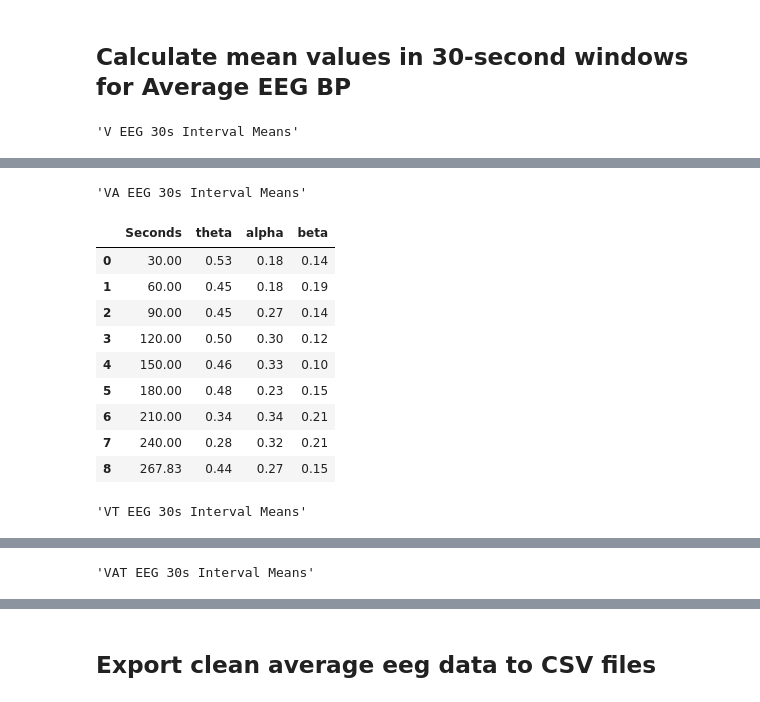
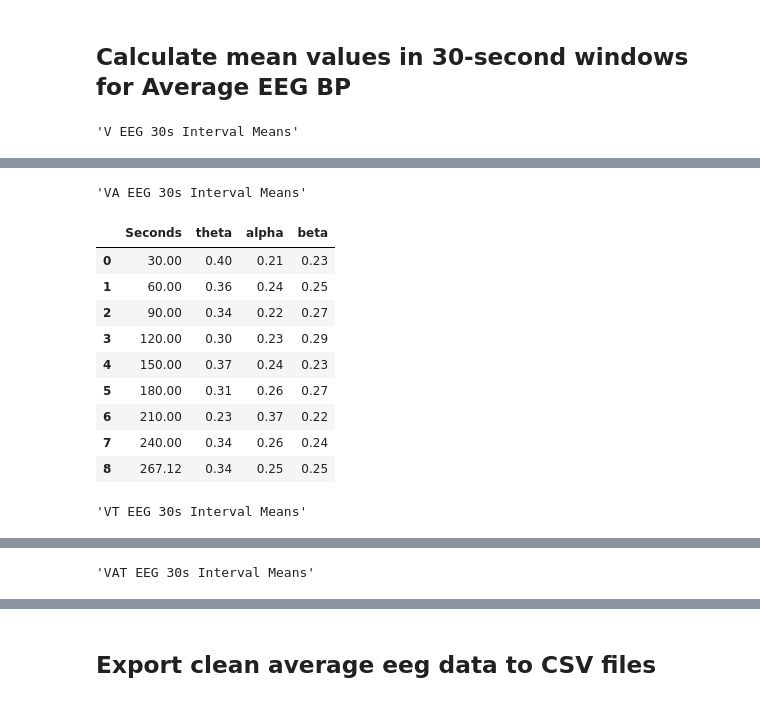
Before and after one commit to Tracy2css/MultiPhysio_Data, a Jupyter notebook: main_LSL_EEG.ipynb, the cells around one changed output, grey strips where cells are left out. Saved outputs shown, nothing was run; the diff lists cells and outputs as text; code cells hidden in the pictures.

Commit message:
20251012_Updated_SummerTime

```diff
--- a/main_LSL_EEG.ipynb
+++ b/main_LSL_EEG.ipynb
@@ -14,7 +14,7 @@ from pathlib import Path
 import re
 
 BASE_DIR = Path(r".")
-SUBJECT  = "sub-P007"
+SUBJECT  = "sub-P014"
 # ============================
 
 CONDITIONS = ["v", "va", "vt", "vat"]
@@ -450,9 +445,21 @@ log_vt  = pd.read_csv('ButtonToggleLog_vt.csv')
 log_vat = pd.read_csv('ButtonToggleLog_vat.csv')
 
 # Utility to fetch time for a given Group and DataFrame
-def get_time(df, element_name):
-    row = df[df['Group'] == element_name]
-    return row['UTC+10_Time'].iloc[0] if not row.empty else None
+def get_time(df, element_name, col='UTC+10_Time', add_hours=1, as_str=True):
+    row = df.loc[df['Group'] == element_name, col]
+    if row.empty:
+        return None
+    ts = pd.to_datetime(row.iloc[0], errors='coerce')
+    if pd.isna(ts):
+        return None
+
+    ts = (ts + pd.Timedelta(hours=add_hours)).round('10ms')
+
+    if not as_str:
+        return ts
+
+    centisec = ts.microsecond // 10000  # 0..99
+    return f"{ts:%Y-%m-%d %H:%M:%S}.{centisec:02d}"
 
 # ---- Visual ----
 start_time_v   = get_time(log_v, 'S01_S')
@@ -620,39 +627,50 @@ VAT Baseline_00 (-1~0 min)    theta: 0.44, alpha: 0.21, beta: 0.20
 # %%
 pd.set_option('display.float_format', lambda x: f"{x:.2f}")
 
-def calc_rolling_band_means_eeg(df_eeg, start_time, end_time, interval_s=30, min_total_s=270):
+def calc_rolling_band_means_eeg(
+    df_eeg,
+    start_time,
+    end_time,
+    interval_s=30,
+    min_total_s=270,
+    max_total_s=270
+):
+    df = df_eeg.copy()
 
-    df = df_eeg.copy()
-    # Ensure timezone-aligned datetimes
+    # Ensure timezone-aware datetimes aligned to the data column
     df['Datetime_Local'] = pd.to_datetime(df['Datetime_Local'])
     tz = df['Datetime_Local'].dt.tz
+
     start_time = pd.to_datetime(start_time)
     end_time   = pd.to_datetime(end_time)
     start_time = start_time.tz_localize(tz) if start_time.tzinfo is None else start_time.tz_convert(tz)
     end_time   = end_time.tz_localize(tz)   if end_time.tzinfo   is None else end_time.tz_convert(tz)
 
+    # Hard cap: never go beyond start_time + max_total_s (default 270s)
+    cap_end_time = min(end_time, start_time + pd.Timedelta(seconds=max_total_s))
+
     interval = pd.Timedelta(seconds=interval_s)
-    total_duration = end_time - start_time
+    total_duration = cap_end_time - start_time  # duration after capping
 
     results = []
     idx = 1
 
-    # Case A: whole interval shorter than one window -> single mean over the whole interval
+    # Case A: whole interval shorter than one window -> single mean over the (capped) interval
     if total_duration < interval:
-        seg_full = df[(df['Datetime_Local'] >= start_time) & (df['Datetime_Local'] < end_time)]
+        seg_full = df[(df['Datetime_Local'] >= start_time) & (df['Datetime_Local'] < cap_end_time)]
         mT = seg_full['Theta'].mean()
         mA = seg_full['Alpha'].mean()
         mB = seg_full['Beta'].mean()
-        seconds_marker = total_duration.total_seconds()
+        seconds_marker = total_duration.total_seconds()  # < interval_s
         return pd.DataFrame([[round(seconds_marker, 2),
                               round(mT, 2) if pd.notnull(mT) else None,
                               round(mA, 2) if pd.notnull(mA) else None,
                               round(mB, 2) if pd.notnull(mB) else None]],
                             columns=['Seconds', 'theta', 'alpha', 'beta'])
 
-    # Case B: full 30s windows
+    # Case B: full 30s (interval_s) windows up to the capped end
     current_start = start_time
-    while current_start + interval <= end_time:
+    while current_start + interval <= cap_end_time:
         current_end = current_start + interval
         seg = df[(df['Datetime_Local'] >= current_start) & (df['Datetime_Local'] < current_end)]
         mT = seg['Theta'].mean()
@@ -665,24 +683,25 @@ def calc_rolling_band_means_eeg(df_eeg, start_time, end_time, interval_s=30, min
         current_start = current_end
         idx += 1
 
-    # Case C: trailing segment < 30s
-    if current_start < end_time:
-        # Decide whether to use whole-interval average or the tail's own average
+    # Case C: trailing segment < interval_s (won't run if cap_end_time hits an exact multiple)
+    if current_start < cap_end_time:
+        # If capped duration < min_total_s (e.g., < 270s), use whole-interval mean; else use tail-only mean
         if total_duration.total_seconds() < min_total_s:
-            seg_last = df[(df['Datetime_Local'] >= start_time) & (df['Datetime_Local'] < end_time)]  # whole interval
+            seg_last = df[(df['Datetime_Local'] >= start_time) & (df['Datetime_Local'] < cap_end_time)]
         else:
-            seg_last = df[(df['Datetime_Local'] >= current_start) & (df['Datetime_Local'] < end_time)]  # tail only
+            seg_last = df[(df['Datetime_Local'] >= current_start) & (df['Datetime_Local'] < cap_end_time)]
 
         mT = seg_last['Theta'].mean()
         mA = seg_last['Alpha'].mean()
         mB = seg_last['Beta'].mean()
-        seconds_marker = (idx - 1) * interval_s + (end_time - current_start).total_seconds()  # cumulative seconds
+        seconds_marker = (idx - 1) * interval_s + (cap_end_time - current_start).total_seconds()
         results.append([round(seconds_marker, 2),
                         round(mT, 2) if pd.notnull(mT) else None,
                         round(mA, 2) if pd.notnull(mA) else None,
                         round(mB, 2) if pd.notnull(mB) else None])
 
     return pd.DataFrame(results, columns=['Seconds', 'theta', 'alpha', 'beta'])
+
 
 
 # --- compute for all four groups ---
@@ -718,13 +737,13 @@ display('VAT EEG 30s Interval Means', df_vat_means_aligned_eeg)
 'VA EEG 30s Interval Means'
 |  | Seconds | theta | alpha | beta |
-| 0 | 30.00 | 0.53 | 0.18 | 0.14 |
-| 1 | 60.00 | 0.45 | 0.18 | 0.19 |
-| 2 | 90.00 | 0.45 | 0.27 | 0.14 |
-| 3 | 120.00 | 0.50 | 0.30 | 0.12 |
-| 4 | 150.00 | 0.46 | 0.33 | 0.10 |
-| 5 | 180.00 | 0.48 | 0.23 | 0.15 |
-| 6 | 210.00 | 0.34 | 0.34 | 0.21 |
-| 7 | 240.00 | 0.28 | 0.32 | 0.21 |
-| 8 | 267.83 | 0.44 | 0.27 | 0.15 |
+| 0 | 30.00 | 0.40 | 0.21 | 0.23 |
+| 1 | 60.00 | 0.36 | 0.24 | 0.25 |
+| 2 | 90.00 | 0.34 | 0.22 | 0.27 |
+| 3 | 120.00 | 0.30 | 0.23 | 0.29 |
+| 4 | 150.00 | 0.37 | 0.24 | 0.23 |
+| 5 | 180.00 | 0.31 | 0.26 | 0.27 |
+| 6 | 210.00 | 0.23 | 0.37 | 0.22 |
+| 7 | 240.00 | 0.34 | 0.26 | 0.24 |
+| 8 | 267.12 | 0.34 | 0.25 | 0.25 |
 'VT EEG 30s Interval Means'
 |  | Seconds | theta | alpha | beta |
```
Also changed, not shown: parts of 17 cells of this notebook, 3 other files.
